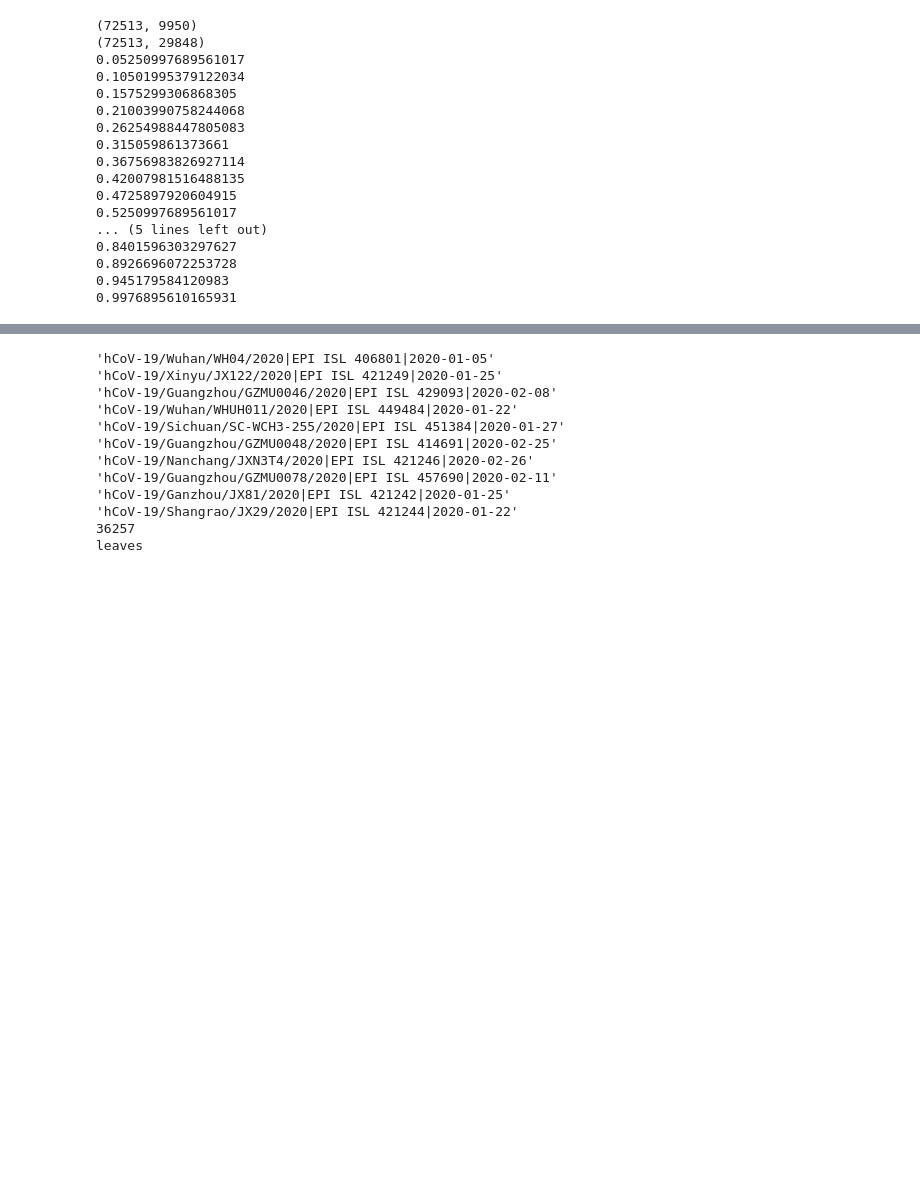
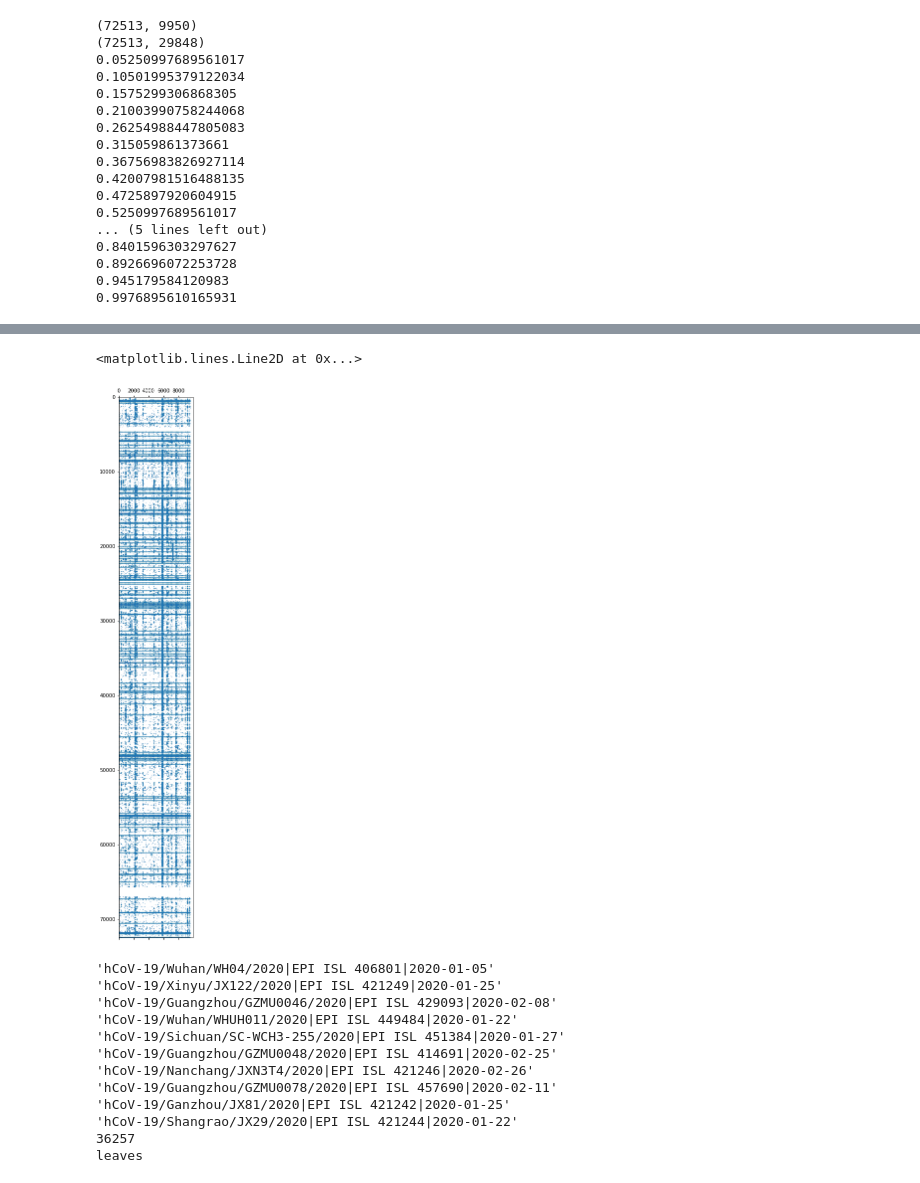
Before and after one commit to DessimozLab/CoronaCoev, a Jupyter notebook: geno2protCoev.ipynb, the cells around one changed output, grey strips where cells are left out. Drawn from its saved outputs; the diff is of its cells as text; code cells hidden in the pictures; blank space fills up the shorter version.

```diff
--- a/geno2protCoev.ipynb
+++ b/geno2protCoev.ipynb
@@ -9,8 +10,11 @@ from matplotlib import pyplot as plt
 # %%
 #choose sequence
-with h5py.File('./UKdata/aln.h5', 'r') as hf:
+with h5py.File('./gisaid/aln.h5', 'r') as hf:
     align_array = hf['MSA2array'][:]
+print(align_array.shape)
 msa = AlignIO.read('./gisaid/msa_0612.lenfilter.fasta' , format = 'fasta')
+
+
 
 def clipID(ID):
     return ''.join( [ s +'|' for s in str(ID).split('|')[:-1] ])[:-1].replace('_',' ')
@@ -225,3 +240,9 @@ for i,r in annotation.iterrows():
+# %%
+plt.figure( figsize=(30,20))
+plt.spy(codonmat , markersize = .1 )
+# %% [output]
+<matplotlib.lines.Line2D at 0x...>
+[figure, added]
 # %%
 #use blurmat here
 import dendropy
```
Also changed, not shown: parts of 15 cells of this notebook, 2 other files.
